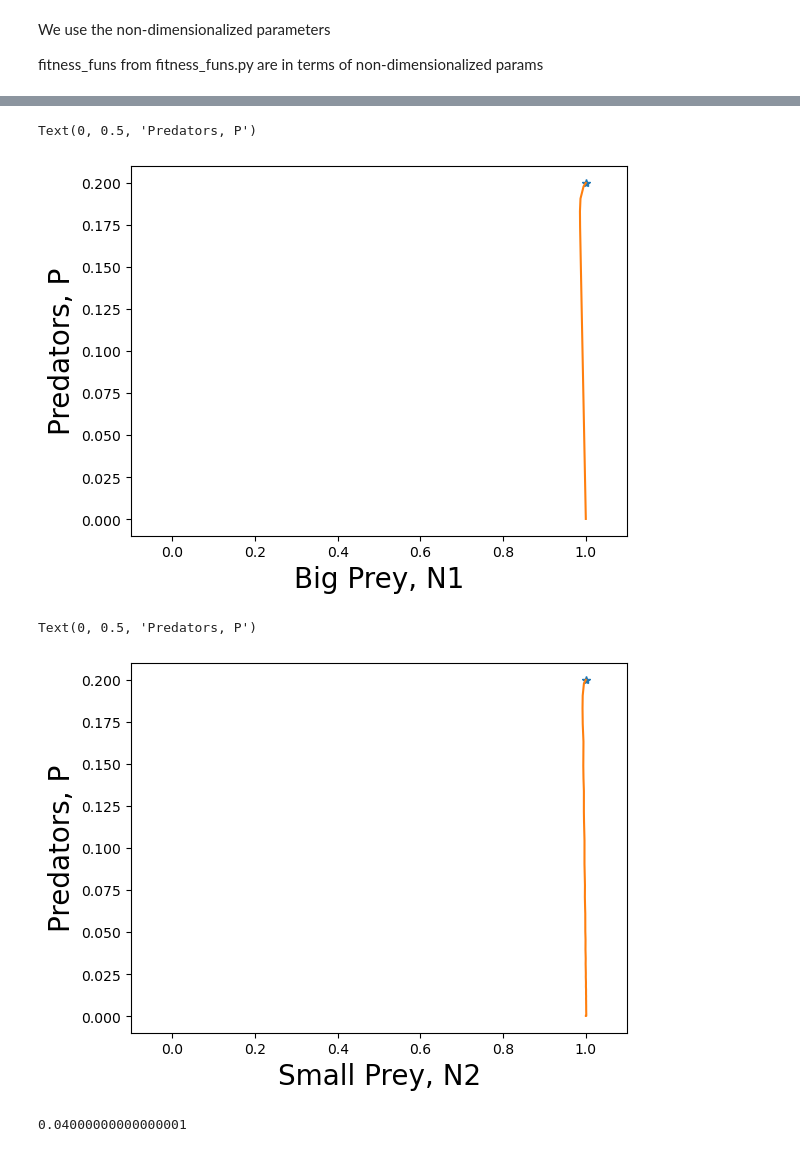
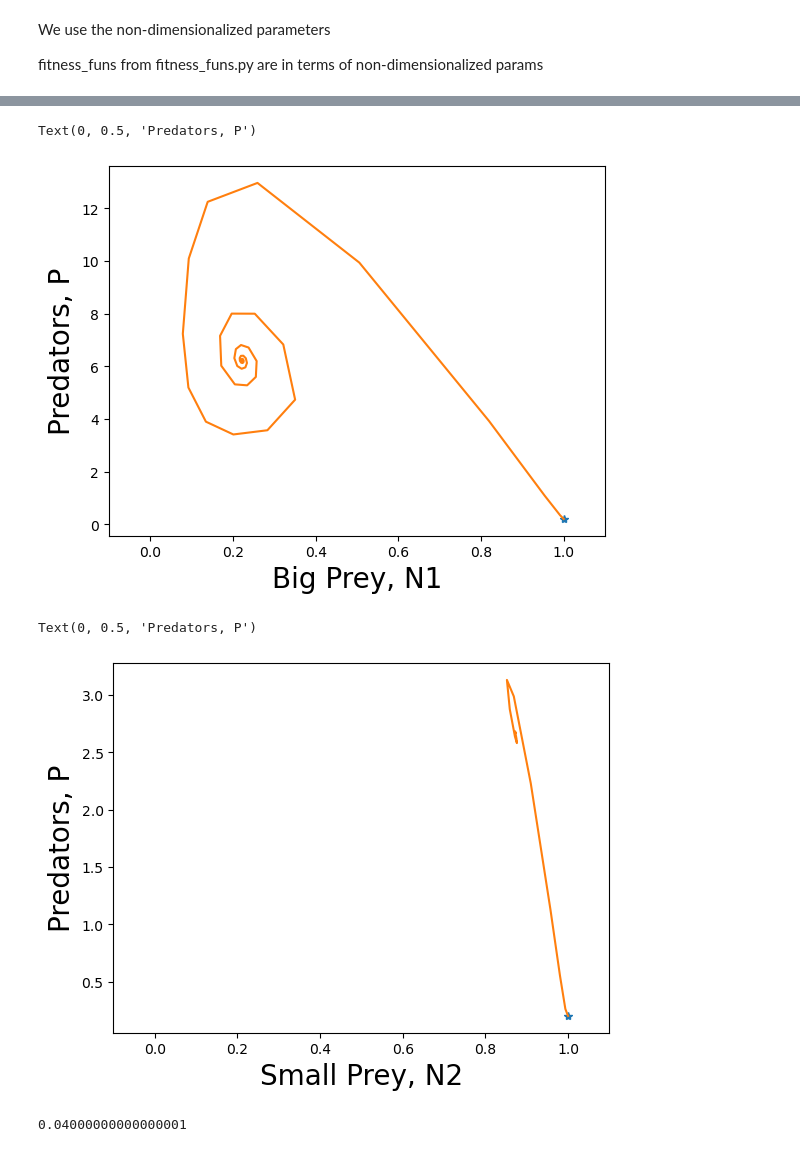
Before and after one commit to taliaborofsky/AdaptiveDynamics_CH_RS, a Jupyter notebook: Functions/write_test_pop_dynamics.ipynb, the cells around one changed output, grey strips where cells are left out. Saved outputs shown, nothing was run; the diff lists cells and outputs as text; code cells hidden in the pictures.

```diff
--- a/Functions/write_test_pop_dynamics.ipynb
+++ b/Functions/write_test_pop_dynamics.ipynb
@@ -85,3 +129,5 @@ def fun_response_non_dim(x, N1, N2, index, a, H1, H2, α2_fun_type,**params):
 # %%
-params_reg = dict(β=3, a=1, H1=5, H2=5, η1=3, η2=5, α1_of_1=0.05, α2_of_1=0.95,
-                  s1=2, s2=2, ξ=10, α2_fun_type = 'constant')
+params_reg = dict(η1 = 0.2, η2 = 0.7, A1 = 0.5, β1 = 7, β2 = 2, H1=0, H2=0,
+                  α1_of_1=0.05, α2_of_1=0.95,
+                  s1=2, s2=2, α2_fun_type = 'constant')
+params_reg_id = params_reg
@@ -143,17 +297,17 @@ Text(0, 0.5, 'Predators, P')
 # %%
-t_f = 100
+t_f = 1000
 initialstate = [0.2, 1, 1]
-x=4
+x=20
 out = solve_ivp(pop_model_one_grp_size, [0, t_f], initialstate,
                 args=(x, params_reg.copy()))
 plt.plot(initialstate[1], initialstate[0], marker = '*')
 plt.plot(out.y[1,:],out.y[0,:])
 plt.xlim([-0.1,1.1])
 plt.xlabel('Big Prey, N1', fontsize = 20)
 plt.ylabel('Predators, P', fontsize = 20)
 # %% [output]
 Text(0, 0.5, 'Predators, P')
-[figure, old version]
+[figure, new version]
 # %%
 plt.plot(initialstate[1], initialstate[0], marker = '*')
 plt.plot(out.y[2,:],out.y[0,:])
@@ -162,7 +316,7 @@ plt.xlabel('Small Prey, N2', fontsize = 20)
 plt.ylabel('Predators, P', fontsize = 20)
 # %% [output]
 Text(0, 0.5, 'Predators, P')
-[figure, old version]
+[figure, new version]
 # %%
 1*0.05*0.8
 # %% [output]
```
Also changed, not shown: parts of 19 cells of this notebook, 4 other files.
